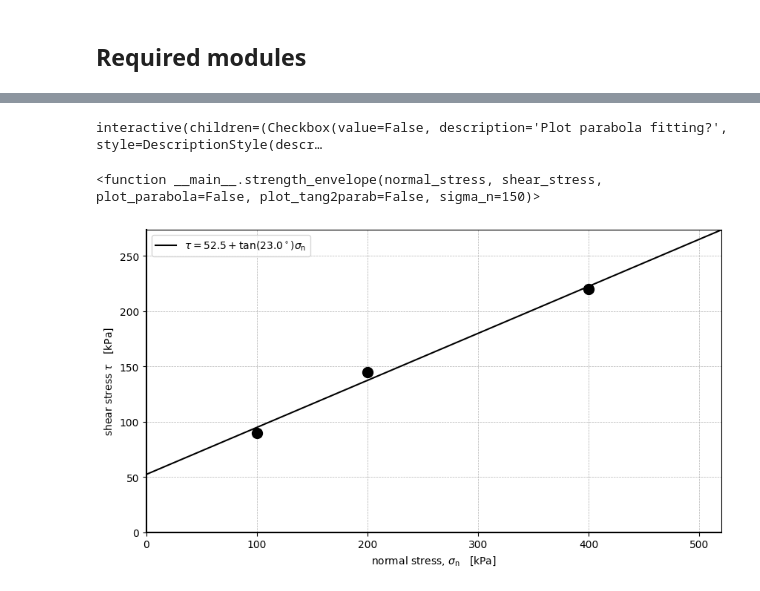
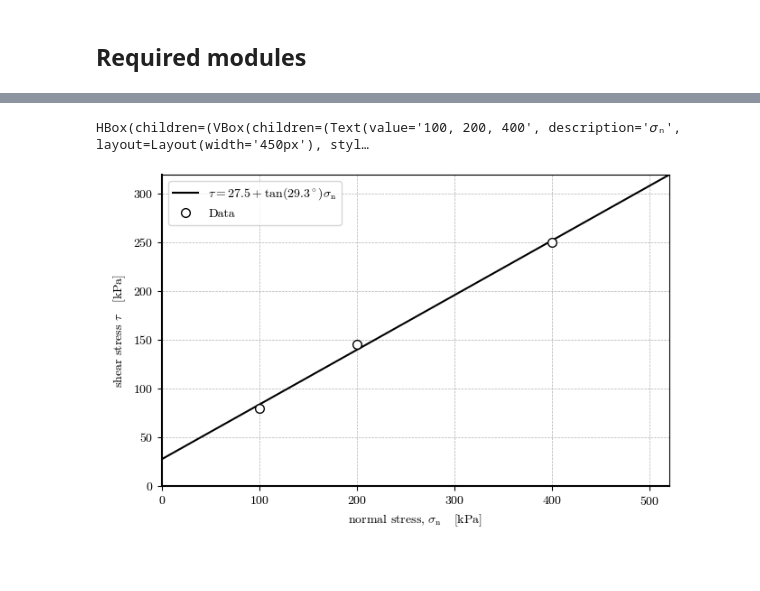
Before and after one commit to AppliedMechanics-EAFIT/slope_stability, a Jupyter notebook: notebooks/strength_envelopes.ipynb, the cells around one changed output, grey strips where cells are left out. Cells and saved outputs as stored; diff of their text form; code cells hidden in the pictures; blank space fills up the shorter version.

```diff
--- a/notebooks/strength_envelopes.ipynb
+++ b/notebooks/strength_envelopes.ipynb
@@ -32 +9,34 @@ colors = ("#DDAA33", "#BB5566", "#004488")
+# %%
+import ast # helps with converting str representation of python data structures
+import numpy as np
+from numpy.polynomial.polynomial import polyfit
+import matplotlib.pyplot as plt
+import matplotlib as mpl
+from ipywidgets import widgets as wgt
+from IPython import get_ipython
+from IPython.display import display
+
+if 'google.colab' in str(get_ipython()):
+    print('Running on CoLab. Installing the required modules...')
+    from subprocess import run
+    run('pip install ipympl', shell=True);
+    from google.colab import output
+    output.enable_custom_widget_manager()
+
+%matplotlib widget
+
+plt.style.use("default")
+colors = ("#DDAA33", "#BB5566", "#004488")
+mpl.rcParams.update(
+    {
+        'figure.constrained_layout.use': True,
+        'interactive': False,
+        "text.usetex": False,  # Use mathtext, not LaTeX
+        "font.family": "cmr10",  # Use the Computer modern font
+        "mathtext.fontset": "cm",
+        "axes.formatter.use_mathtext": True,
+        "axes.unicode_minus": False,
+    }
+)
+html_setup = '<style> div.jupyter-widgets.widget-label {display: none;} </style>'
 # %%
@@ -120,23 +104,28 @@ def strength_envelope(
-# %%
-style = {'description_width': '50px'}
-interact(  # Interactive widgets
-    strength_envelope,
-    normal_stress=fixed([100, 200, 400]),
-    shear_stress=fixed([90, 145, 220]),
-    plot_parabola=widgets.Checkbox(value=False, description="Plot parabola fitting?", style=style),
-    plot_tang2parab=widgets.Checkbox(value=False, description="Plot tangent to parabola at 𝜎★?", style=style),
-    sigma_n=widgets.FloatSlider(value=150, min=0, max=500, step=0.2, description="𝜎★", style=style)
-)
-# %% [output]
-interactive(children=(Checkbox(value=False, description='Plot parabola fitting?', style=DescriptionStyle(descr…
-<function __main__.strength_envelope(normal_stress, shear_stress, plot_parabola=False, plot_tang2parab=False, sigma_n=150)>
+# %%
+s, l = {'description_width': '200'}, wgt.Layout(width='450px')
+s_tan, l_tan = {'description_width': '5'}, wgt.Layout(width='320px')
+controls = {
+    'normal_stress': wgt.Text(value="100, 200, 400", description="𝜎ₙ", style=s, layout=l),
+    'shear_stress': wgt.Text(value="80, 145, 250", description="𝜏ₙ", style=s, layout=l),
+    'plot_parabola': wgt.Checkbox(value=False, description="Plot parabola fitting?", style=s, layout=l),
+    'plot_tang2parab': wgt.Checkbox(value=False, description="Plot tangent to parabola at 𝜎ₙ★?", style=s_tan, layout=l_tan),
+    'sigma_n': wgt.FloatSlider(value=250, min=0, max=500, step=0.2, description="𝜎ₙ★", style=s_tan, layout=wgt.Layout(width='300px')),
+    'widget': wgt.Checkbox(value=True, description='Non-vector image (improve widget performance)', style=s, layout=l)
+}
+c_all = list(controls.values())
+c_tan = [wgt.HBox(c_all[3:5])]
+c = c_all[:3] + c_tan + c_all[5:]
+fig = wgt.interactive_output(strength_envelope, controls)
+wgt.HBox((wgt.VBox(c), fig), layout=wgt.Layout(align_items='center'))
+# %% [output]
+HBox(children=(VBox(children=(Text(value='100, 200, 400', description='𝜎ₙ', layout=Layout(width='450px'), styl…
 # %%
 strength_envelope(
     normal_stress=[100, 200, 400],
-    shear_stress=[90, 145, 220],
+    shear_stress=[80, 145, 250],
     plot_parabola=False,
     plot_tang2parab=False,
     sigma_n=150,
-);
+)
 # %% [output]
-[figure, old version]
+[figure, new version]
```
Also changed, not shown: parts of 6 cells of this notebook, 6 other files.
